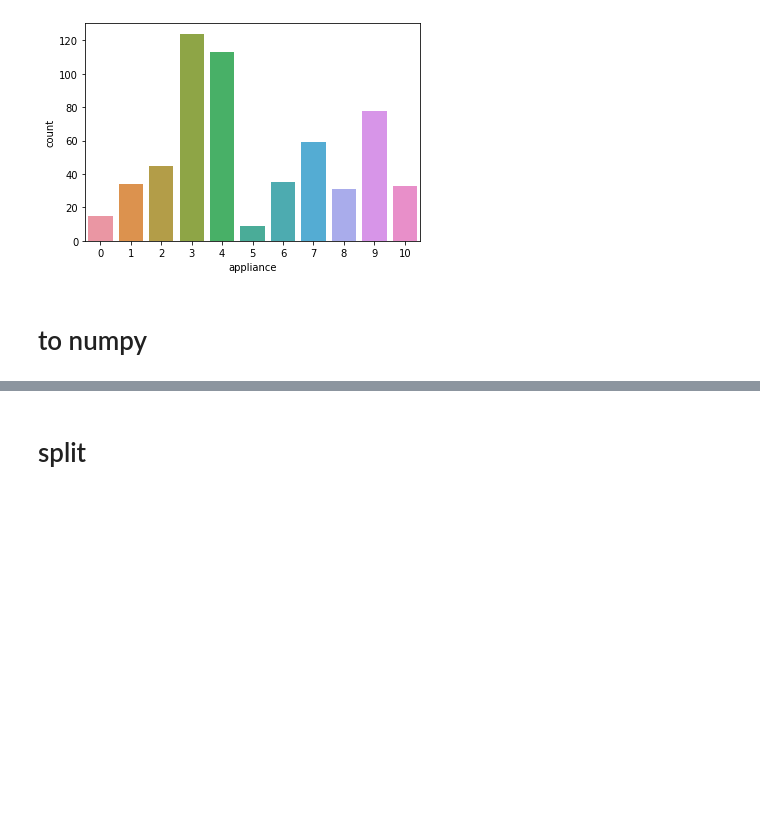
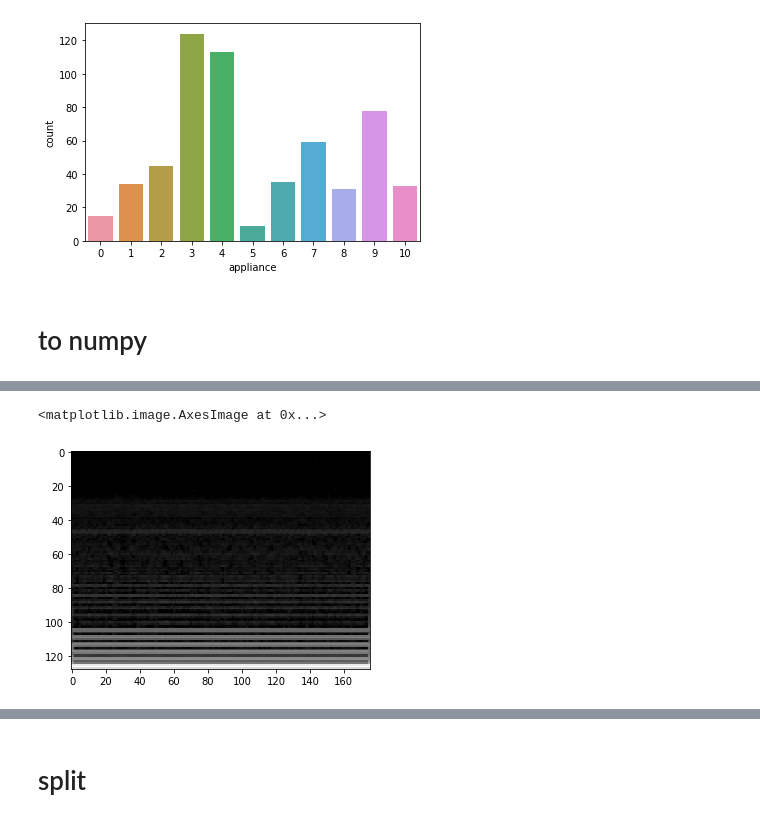
Before and after one commit to skywalker0803r/Ricky, a Jupyter notebook: DAT264x_Identifying_Appliances_from_Energy_Use_Spectrograms.ipynb, the cells around one changed output, grey strips where cells are left out. Drawn from its saved outputs; the diff is of its cells as text; code cells hidden in the pictures; blank space fills up the shorter version.

```diff
--- a/DAT264x_Identifying_Appliances_from_Energy_Use_Spectrograms.ipynb
+++ b/DAT264x_Identifying_Appliances_from_Energy_Use_Spectrograms.ipynb
@@ -165,0 +160,5 @@ Y.shape (576, 11)
+# %%
+plt.imshow(train_X2[0])
+# %% [output]
+<matplotlib.image.AxesImage at 0x...>
+[figure, added]
```
Also changed, not shown: parts of 36 cells of this notebook.
